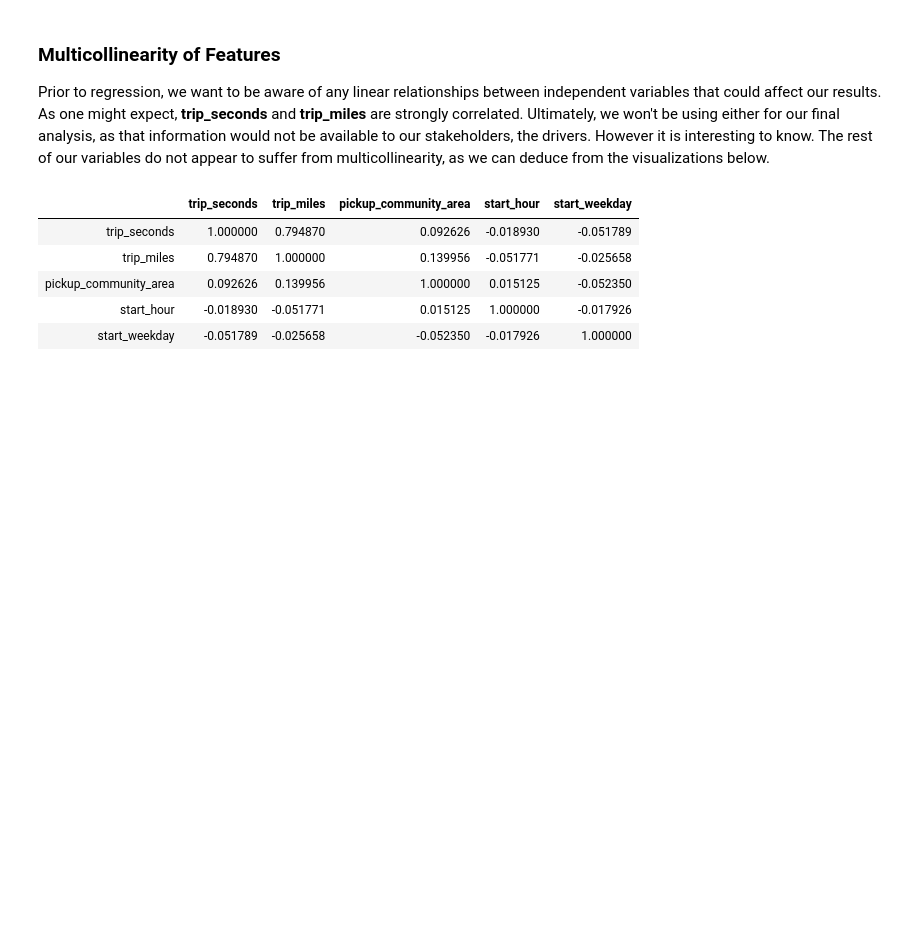
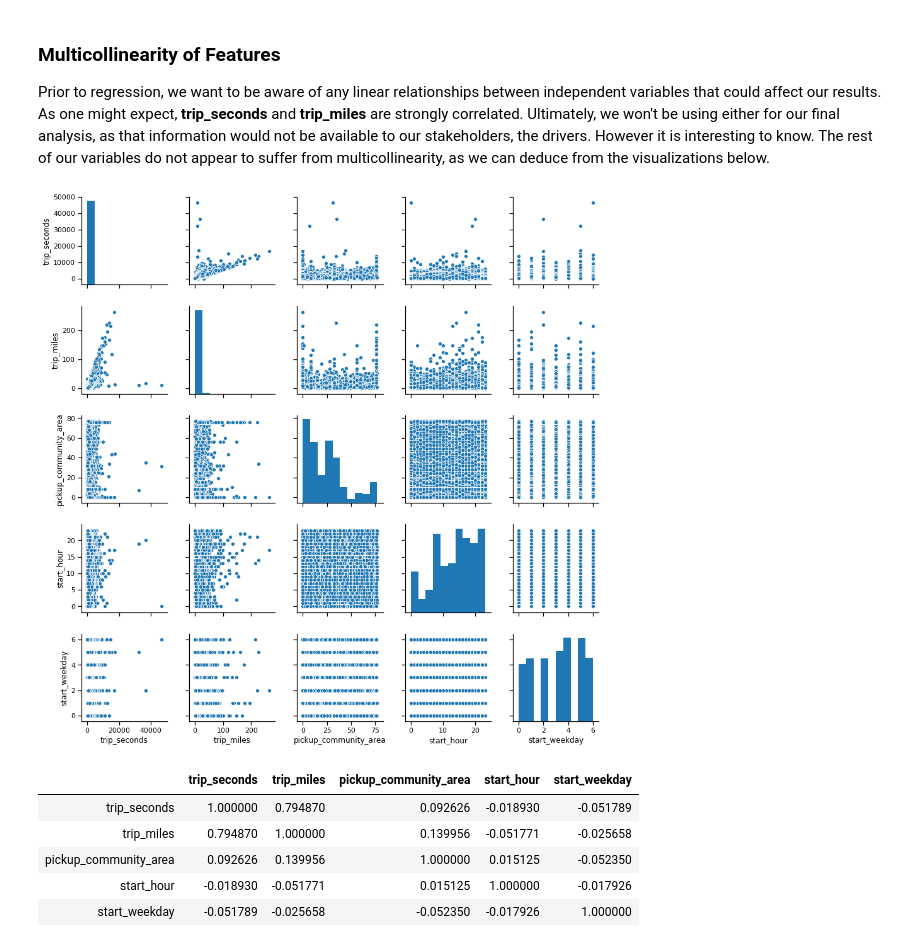
Before and after one commit to muoyo/chicago-ridesharing, a Jupyter notebook: notebooks/rideshare.ipynb, the cells around one changed output. Cells and saved outputs as stored; diff of their text form; code cells hidden in the pictures; blank space fills up the shorter version.

Commit message:
Visualizations, Findings, Next Steps

```diff
--- a/notebooks/rideshare.ipynb
+++ b/notebooks/rideshare.ipynb
@@ -92,8 +96,11 @@ df = clean_data(df)
 Prior to regression, we want to be aware of any linear relationships between independent variables that could affect our results. As one might expect, **trip_seconds** and **trip_miles** are strongly correlated. Ultimately, we won't be using either for our final analysis, as that information would not be available to our stakeholders, the drivers. However it is interesting to know. The rest of our variables do not appear to suffer from multicollinearity, as we can deduce from the visualizations below.
 # %%
 df_corr = df[['trip_seconds', 'trip_miles', 'pickup_community_area', 'start_hour', 'start_weekday']]
-pd.plotting.scatter_matrix(df_corr, figsize=(15,15));
+#pd.plotting.scatter_matrix(df_corr, figsize=(15,15));
+sns.pairplot(df_corr)
 plt.show()
+# %% [output]
+[figure, added]
 # %%
 df_corr.corr()
 # %% [output]
```
Also changed, not shown: parts of 18 cells of this notebook, 1 other file.
